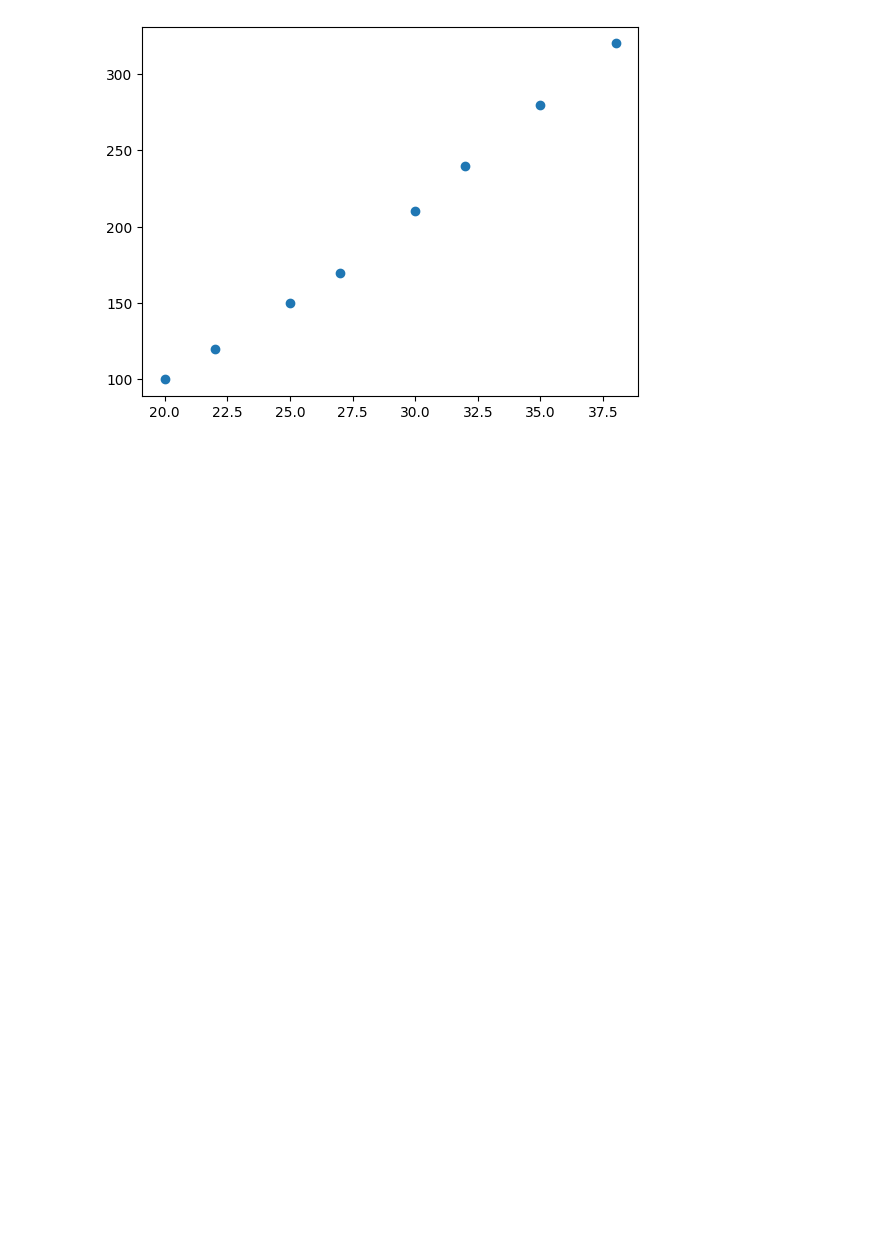
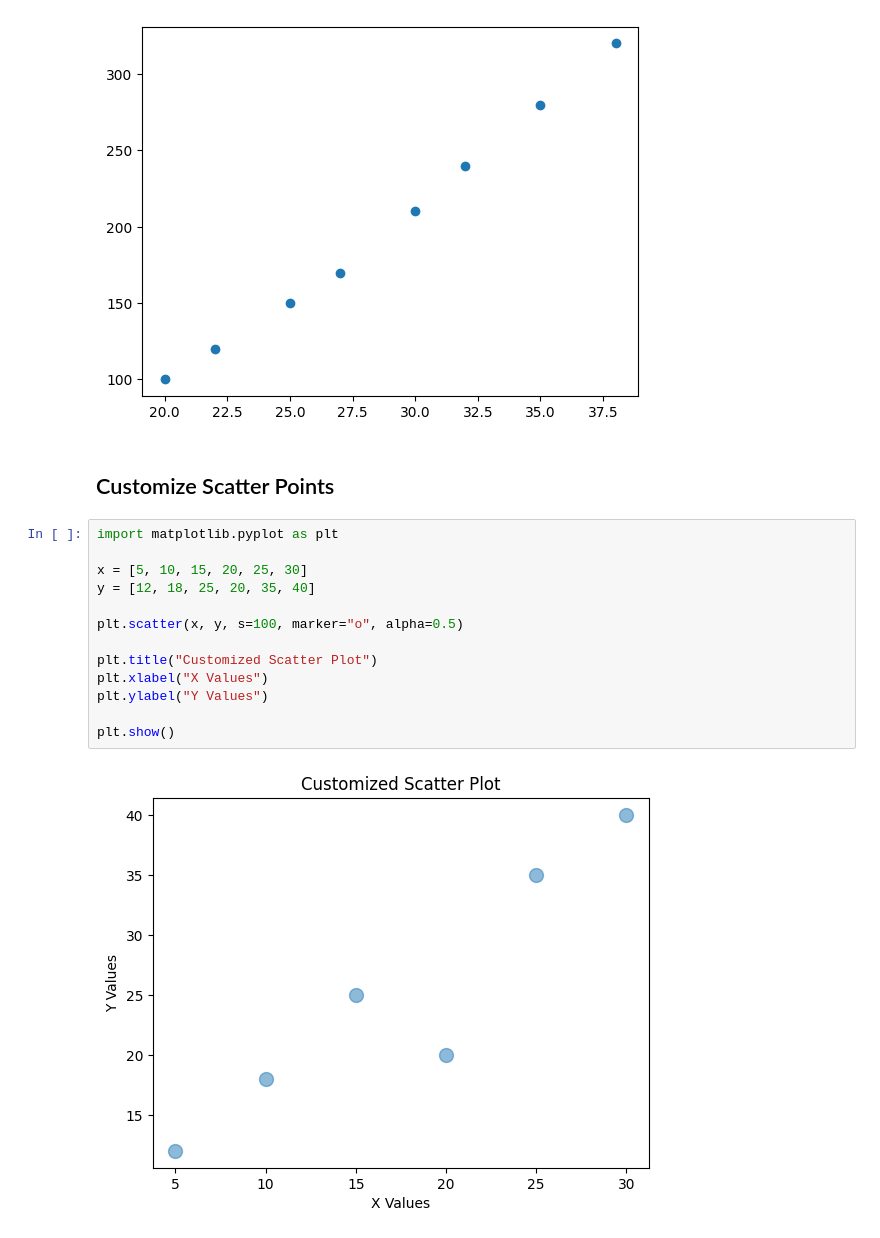
Before and after one commit to wahidali4321/Python-For-Machine-learning-, a Jupyter notebook: Python For machine learning.ipynb, the cells around one changed output. Cells and saved outputs as stored; diff of their text form; blank space fills up the shorter version.

Commit message:
Customize Scatter Points

```diff
--- a/Python For machine learning.ipynb
+++ b/Python For machine learning.ipynb
@@ -1056,3 +1056,20 @@ plt.scatter(temperature , sales)
 plt.show()
 # %% [output]
 [figure]
+# %% [markdown]
+## Customize Scatter Points
+# %%
+import matplotlib.pyplot as plt
+
+x = [5, 10, 15, 20, 25, 30]
+y = [12, 18, 25, 20, 35, 40]
+
+plt.scatter(x, y, s=100, marker="o", alpha=0.5)
+
+plt.title("Customized Scatter Plot")
+plt.xlabel("X Values")
+plt.ylabel("Y Values")
+
+plt.show()
+# %% [output]
+[figure, added]
```
